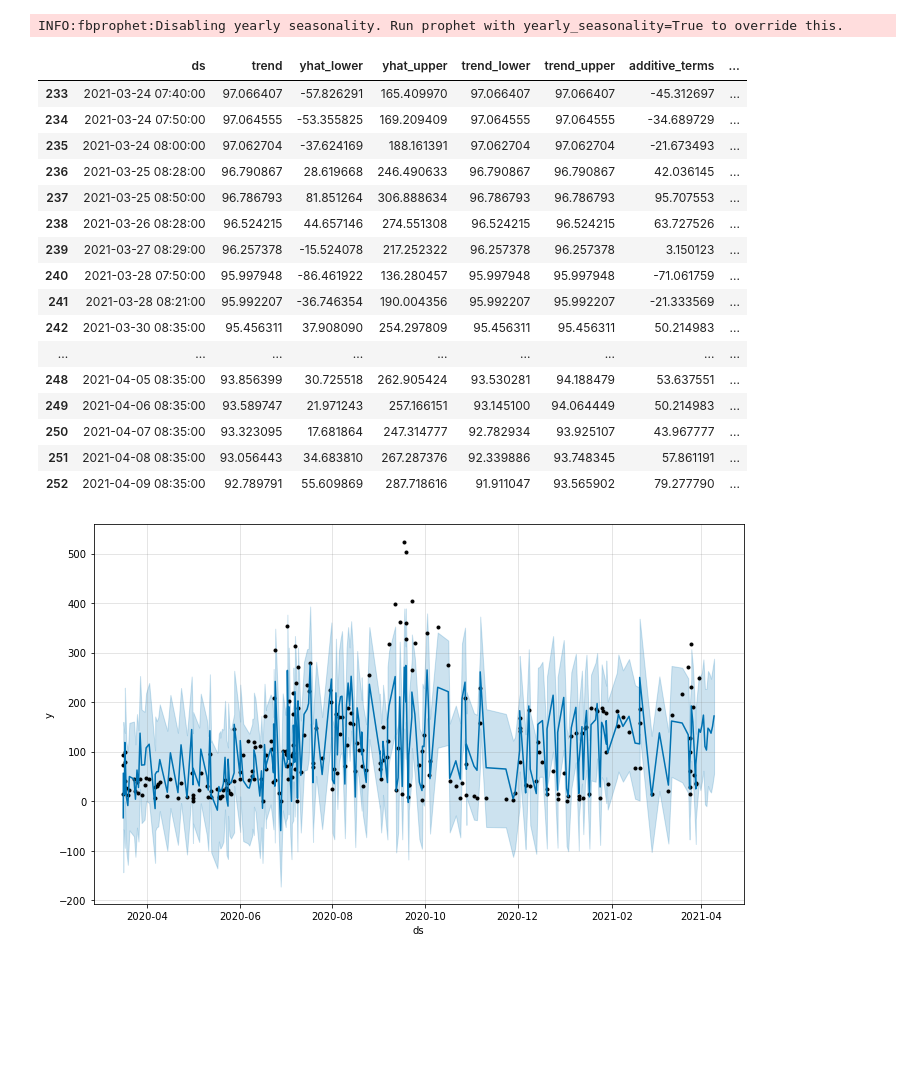
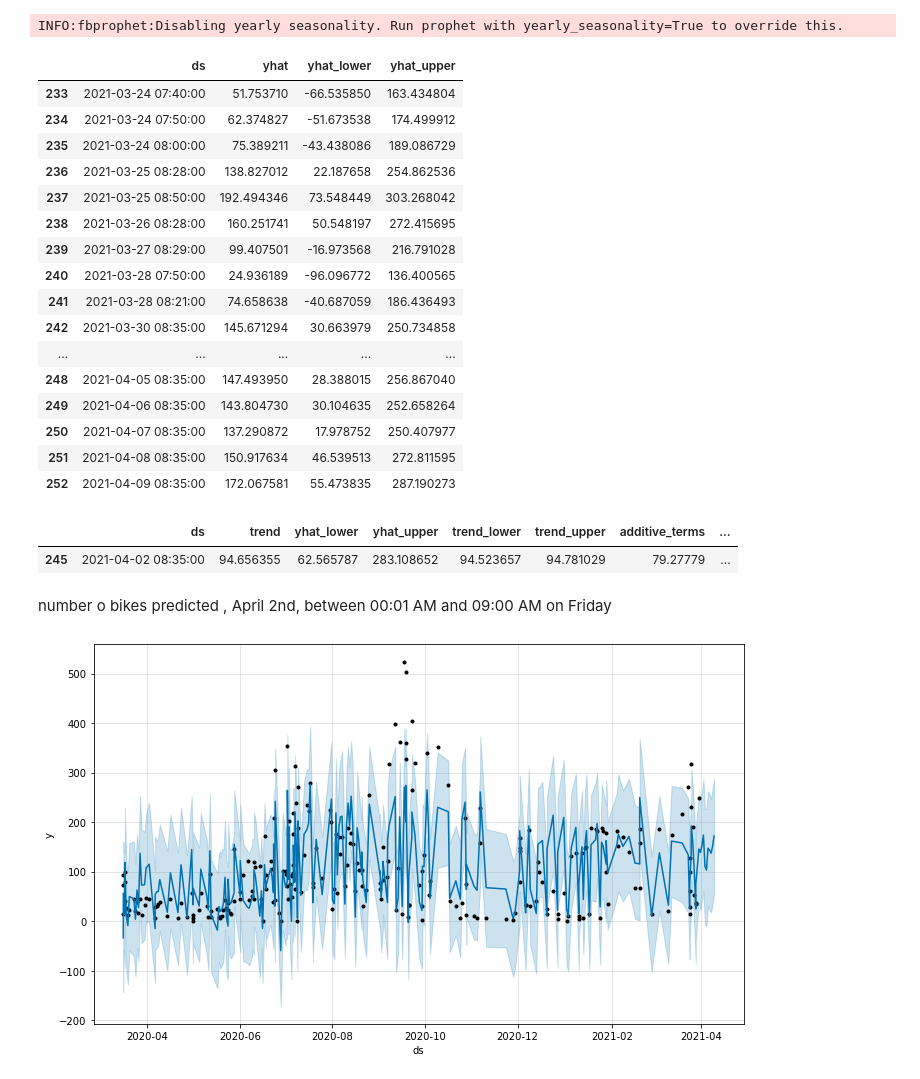
Before and after one commit to jihene-b3/totem, a Jupyter notebook: predicton/prediction.ipynb, the cells around one changed output. Drawn from its saved outputs; the diff is of its cells as text; code cells hidden in the pictures; blank space fills up the shorter version.

```diff
--- a/predicton/prediction.ipynb
+++ b/predicton/prediction.ipynb
@@ -229,24 +229,24 @@ INFO:fbprophet:Disabling yearly seasonality. Run prophet with yearly_seasonality
 # %%
 #Create future date for prediction
 future = m.make_future_dataframe(periods=10, freq='D')
 #prediction
 forecast = m.predict(future)
-forecast.tail(n=20)
+forecast[['ds', 'yhat', 'yhat_lower', 'yhat_upper']].tail(n=20)
 # %% [output]
-|  | ds | trend | yhat_lower | yhat_upper | trend_lower | trend_upper | additive_terms | ... |
-| 233 | 2021-03-24 07:40:00 | 97.066407 | -57.826291 | 165.409970 | 97.066407 | 97.066407 | -45.312697 | ... |
-| 234 | 2021-03-24 07:50:00 | 97.064555 | -53.355825 | 169.209409 | 97.064555 | 97.064555 | -34.689729 | ... |
-| 235 | 2021-03-24 08:00:00 | 97.062704 | -37.624169 | 188.161391 | 97.062704 | 97.062704 | -21.673493 | ... |
-| 236 | 2021-03-25 08:28:00 | 96.790867 | 28.619668 | 246.490633 | 96.790867 | 96.790867 | 42.036145 | ... |
-| 237 | 2021-03-25 08:50:00 | 96.786793 | 81.851264 | 306.888634 | 96.786793 | 96.786793 | 95.707553 | ... |
-| 238 | 2021-03-26 08:28:00 | 96.524215 | 44.657146 | 274.551308 | 96.524215 | 96.524215 | 63.727526 | ... |
-| 239 | 2021-03-27 08:29:00 | 96.257378 | -15.524078 | 217.252322 | 96.257378 | 96.257378 | 3.150123 | ... |
-| 240 | 2021-03-28 07:50:00 | 95.997948 | -86.461922 | 136.280457 | 95.997948 | 95.997948 | -71.061759 | ... |
-| 241 | 2021-03-28 08:21:00 | 95.992207 | -36.746354 | 190.004356 | 95.992207 | 95.992207 | -21.333569 | ... |
-| 242 | 2021-03-30 08:35:00 | 95.456311 | 37.908090 | 254.297809 | 95.456311 | 95.456311 | 50.214983 | ... |
-| ... | ... | ... | ... | ... | ... | ... | ... | ... |
-| 248 | 2021-04-05 08:35:00 | 93.856399 | 30.725518 | 262.905424 | 93.530281 | 94.188479 | 53.637551 | ... |
-| 249 | 2021-04-06 08:35:00 | 93.589747 | 21.971243 | 257.166151 | 93.145100 | 94.064449 | 50.214983 | ... |
-| 250 | 2021-04-07 08:35:00 | 93.323095 | 17.681864 | 247.314777 | 92.782934 | 93.925107 | 43.967777 | ... |
-| 251 | 2021-04-08 08:35:00 | 93.056443 | 34.683810 | 267.287376 | 92.339886 | 93.748345 | 57.861191 | ... |
-| 252 | 2021-04-09 08:35:00 | 92.789791 | 55.609869 | 287.718616 | 91.911047 | 93.565902 | 79.277790 | ... |
+|  | ds | yhat | yhat_lower | yhat_upper |
+| 233 | 2021-03-24 07:40:00 | 51.753710 | -66.535850 | 163.434804 |
+| 234 | 2021-03-24 07:50:00 | 62.374827 | -51.673538 | 174.499912 |
+| 235 | 2021-03-24 08:00:00 | 75.389211 | -43.438086 | 189.086729 |
+| 236 | 2021-03-25 08:28:00 | 138.827012 | 22.187658 | 254.862536 |
+| 237 | 2021-03-25 08:50:00 | 192.494346 | 73.548449 | 303.268042 |
+| 238 | 2021-03-26 08:28:00 | 160.251741 | 50.548197 | 272.415695 |
+| 239 | 2021-03-27 08:29:00 | 99.407501 | -16.973568 | 216.791028 |
+| 240 | 2021-03-28 07:50:00 | 24.936189 | -96.096772 | 136.400565 |
+| 241 | 2021-03-28 08:21:00 | 74.658638 | -40.687059 | 186.436493 |
+| 242 | 2021-03-30 08:35:00 | 145.671294 | 30.663979 | 250.734858 |
+| ... | ... | ... | ... | ... |
+| 248 | 2021-04-05 08:35:00 | 147.493950 | 28.388015 | 256.867040 |
+| 249 | 2021-04-06 08:35:00 | 143.804730 | 30.104635 | 252.658264 |
+| 250 | 2021-04-07 08:35:00 | 137.290872 | 17.978752 | 250.407977 |
+| 251 | 2021-04-08 08:35:00 | 150.917634 | 46.539513 | 272.811595 |
+| 252 | 2021-04-09 08:35:00 | 172.067581 | 55.473835 | 287.190273 |
@@ -253,3 +255,13 @@ forecast.tail(n=20)
+# %%
+
+df_mask=forecast['ds']=='2021-04-02 08:35:00'
+filtred_df = forecast[df_mask]
+filtred_df
+# %% [output]
+|  | ds | trend | yhat_lower | yhat_upper | trend_lower | trend_upper | additive_terms | ... |
+| 245 | 2021-04-02 08:35:00 | 94.656355 | 62.565787 | 283.108652 | 94.523657 | 94.781029 | 79.27779 | ... |
+# %% [markdown]
+number o bikes predicted , April 2nd, between 00:01 AM and 09:00 AM on Friday
 # %%
 plot1=m.plot(forecast)
 plt.savefig("forcast.png", dpi=1500)
```
Also changed, not shown: parts of 3 cells of this notebook, 2 other files.
